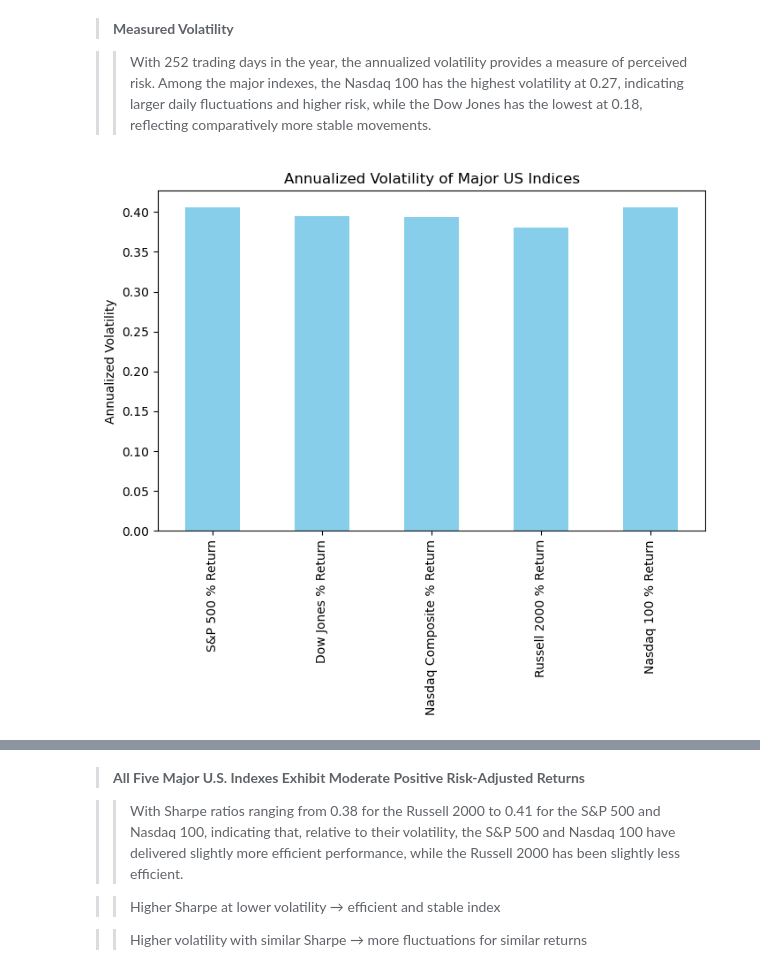
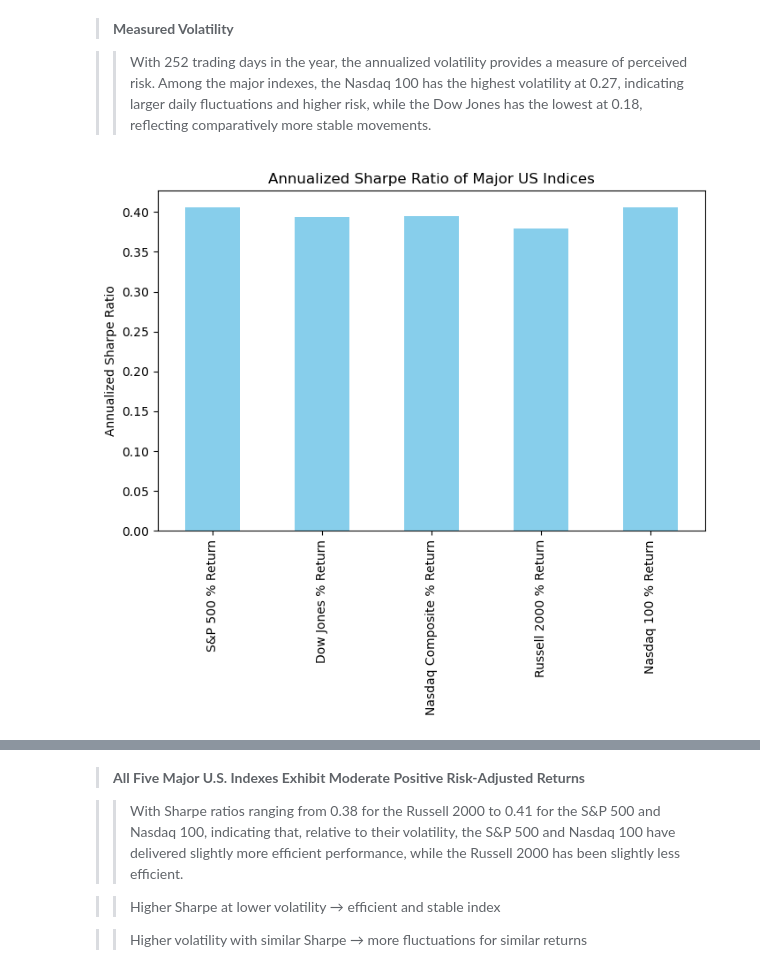
Before and after one commit to ewlemon/Stock-Project, a Jupyter notebook: Jupyter Project 1.ipynb, the cells around one changed output, grey strips where cells are left out. Cells and saved outputs as stored; diff of their text form; code cells hidden in the pictures.

```diff
--- a/Jupyter Project 1.ipynb
+++ b/Jupyter Project 1.ipynb
@@ -546,13 +546,13 @@ plt.show()
 # %%
 sharpe_ratio = returns.mean() / returns.std() * np.sqrt(252)
 sharpe_ratio
 
 sharpe_ratio.plot(kind='bar', figsize=(8,5), color='skyblue')
-plt.ylabel("Annualized Volatility")
-plt.title("Annualized Volatility of Major US Indices")
+plt.ylabel("Annualized Sharpe Ratio")
+plt.title("Annualized Sharpe Ratio of Major US Indices")
 plt.show()
 # %% [output]
-[figure, old version]
+[figure, new version]
 # %%
 plt.figure(figsize=(8,6))
 for idx in volatility.index:
```
Also changed, not shown: parts of 9 cells of this notebook.
